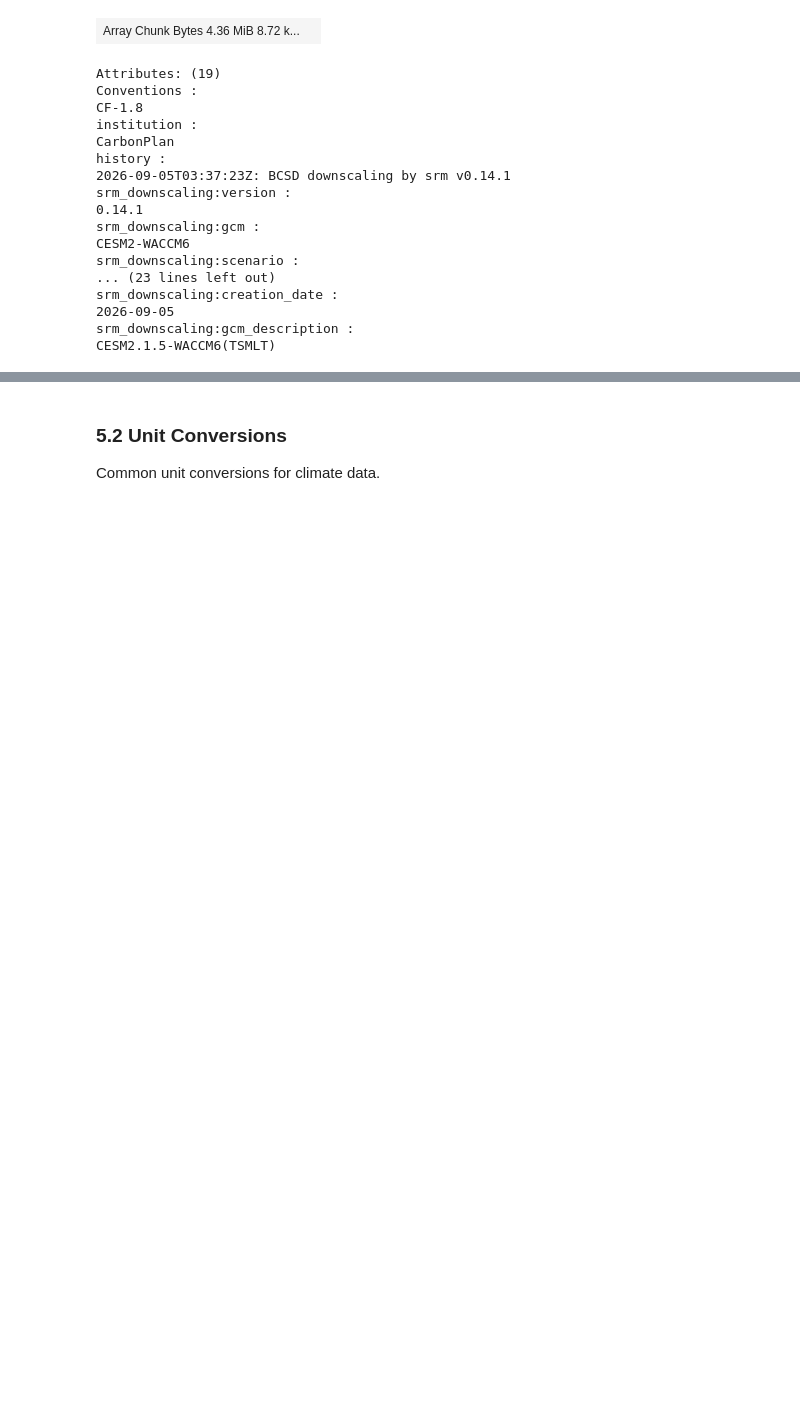
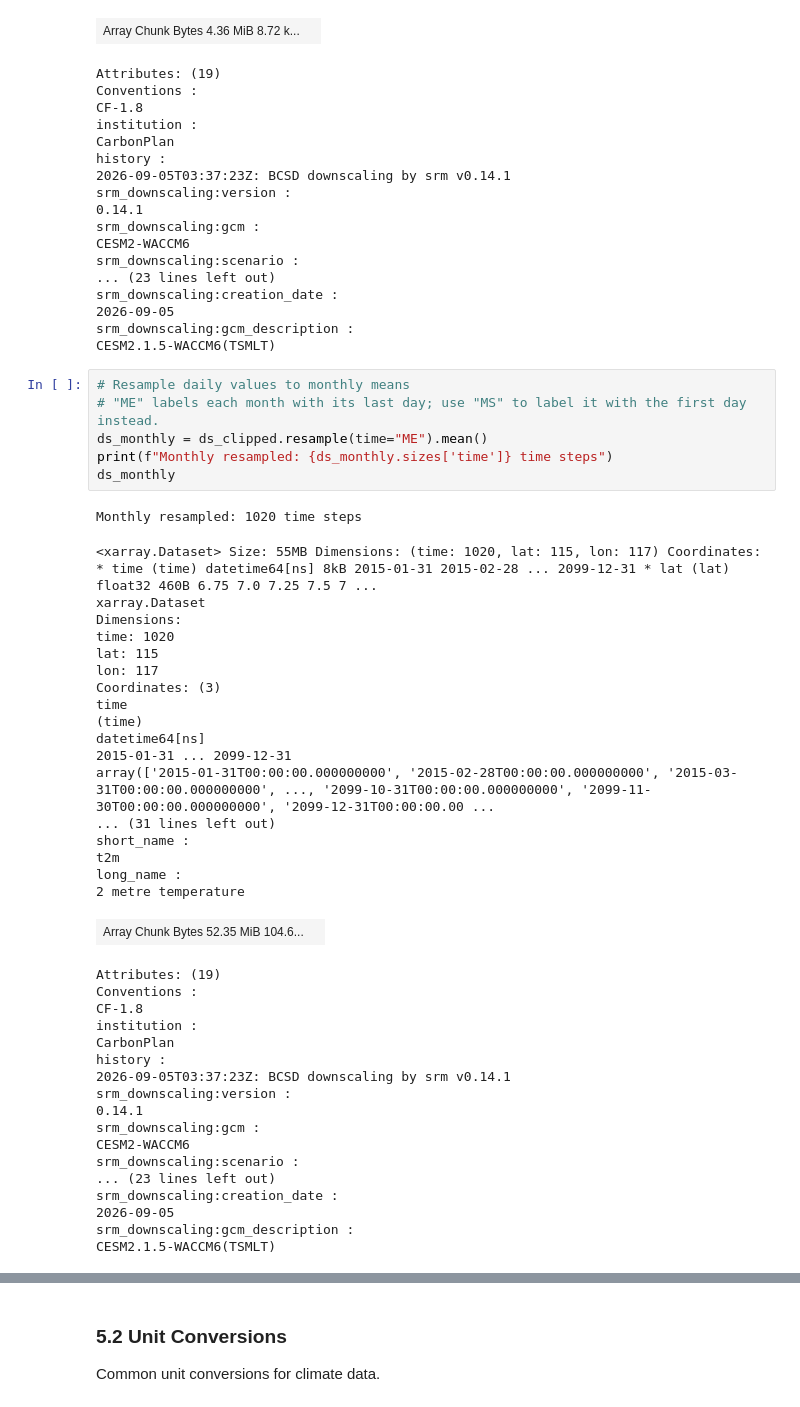
Before and after one commit to carbonplan/sai-downscaling-data-utils, a Jupyter notebook: notebooks/subsetting-and-exporting.ipynb, the cells around one changed output, grey strips where cells are left out. Drawn from its saved outputs; the diff is of its cells as text; blank space fills up the shorter version.

```diff
--- a/notebooks/subsetting-and-exporting.ipynb
+++ b/notebooks/subsetting-and-exporting.ipynb
@@ -904,4 +917,47 @@ srm_downscaling:creation_date :
 2026-09-05
 srm_downscaling:gcm_description :
 CESM2.1.5-WACCM6(TSMLT)
+# %%
+# Resample daily values to monthly means
+# "ME" labels each month with its last day; use "MS" to label it with the first day instead.
+ds_monthly = ds_clipped.resample(time="ME").mean()
+print(f"Monthly resampled: {ds_monthly.sizes['time']} time steps")
+ds_monthly
+# %% [output]
+Monthly resampled: 1020 time steps
+<xarray.Dataset> Size: 55MB Dimensions: (time: 1020, lat: 115, lon: 117) Coordinates: * time (time) datetime64[ns] 8kB 2015-01-31 2015-02-28 ... 2099-12-31 * lat (lat) float32 460B 6.75 7.0 7.25 7.5 7 ...
+xarray.Dataset
+Dimensions:
+time: 1020
+lat: 115
+lon: 117
+Coordinates: (3)
+time
+(time)
+datetime64[ns]
+2015-01-31 ... 2099-12-31
+array(['2015-01-31T00:00:00.000000000', '2015-02-28T00:00:00.000000000', '2015-03-31T00:00:00.000000000', ..., '2099-10-31T00:00:00.000000000', '2099-11-30T00:00:00.000000000', '2099-12-31T00:00:00.00 ...
+... (31 lines left out)
+short_name :
+t2m
+long_name :
+2 metre temperature
+| Array Chunk Bytes 52.35 MiB 104.6... |  |
+Attributes: (19)
+Conventions :
+CF-1.8
+institution :
+CarbonPlan
+history :
+2026-09-05T03:37:23Z: BCSD downscaling by srm v0.14.1
+srm_downscaling:version :
+0.14.1
+srm_downscaling:gcm :
+CESM2-WACCM6
+srm_downscaling:scenario :
+... (23 lines left out)
+srm_downscaling:creation_date :
+2026-09-05
+srm_downscaling:gcm_description :
+CESM2.1.5-WACCM6(TSMLT)
 # %%
```
Also changed, not shown: parts of 35 cells of this notebook, 5 other files.
